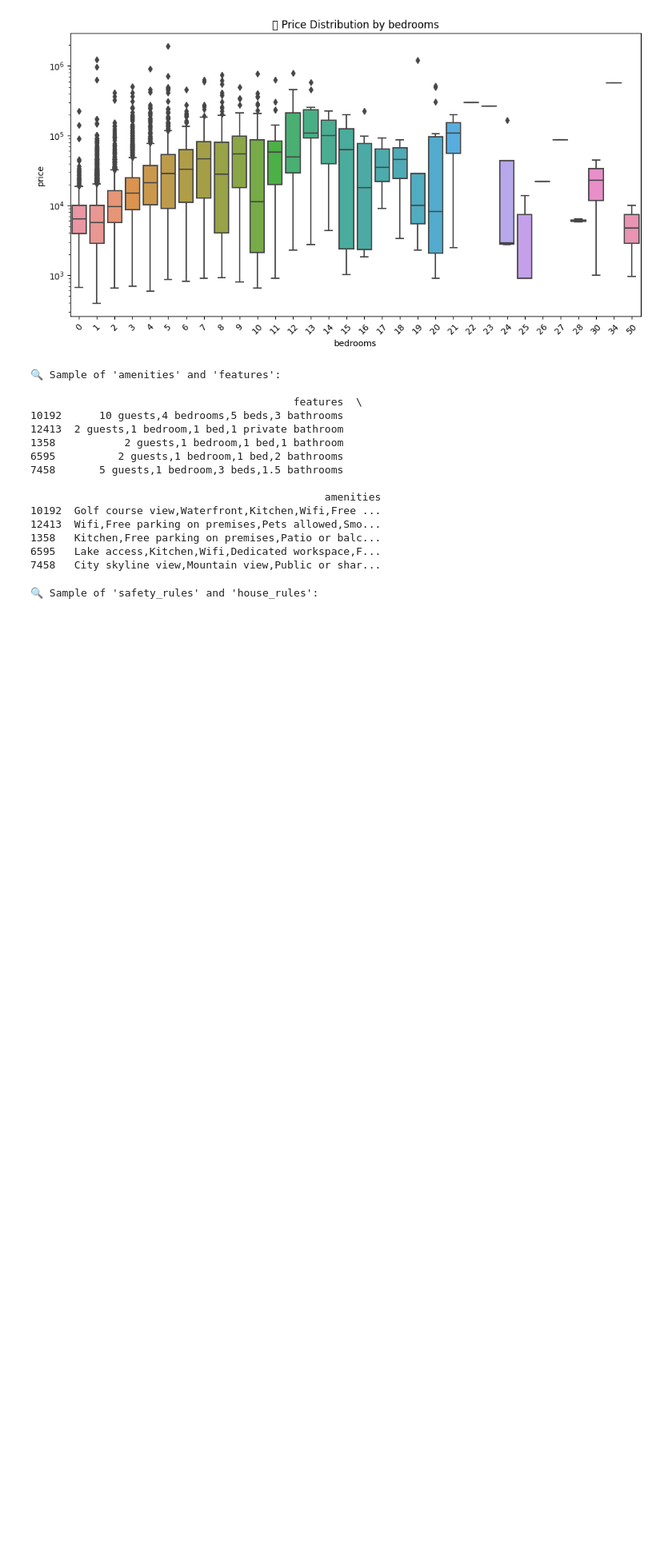
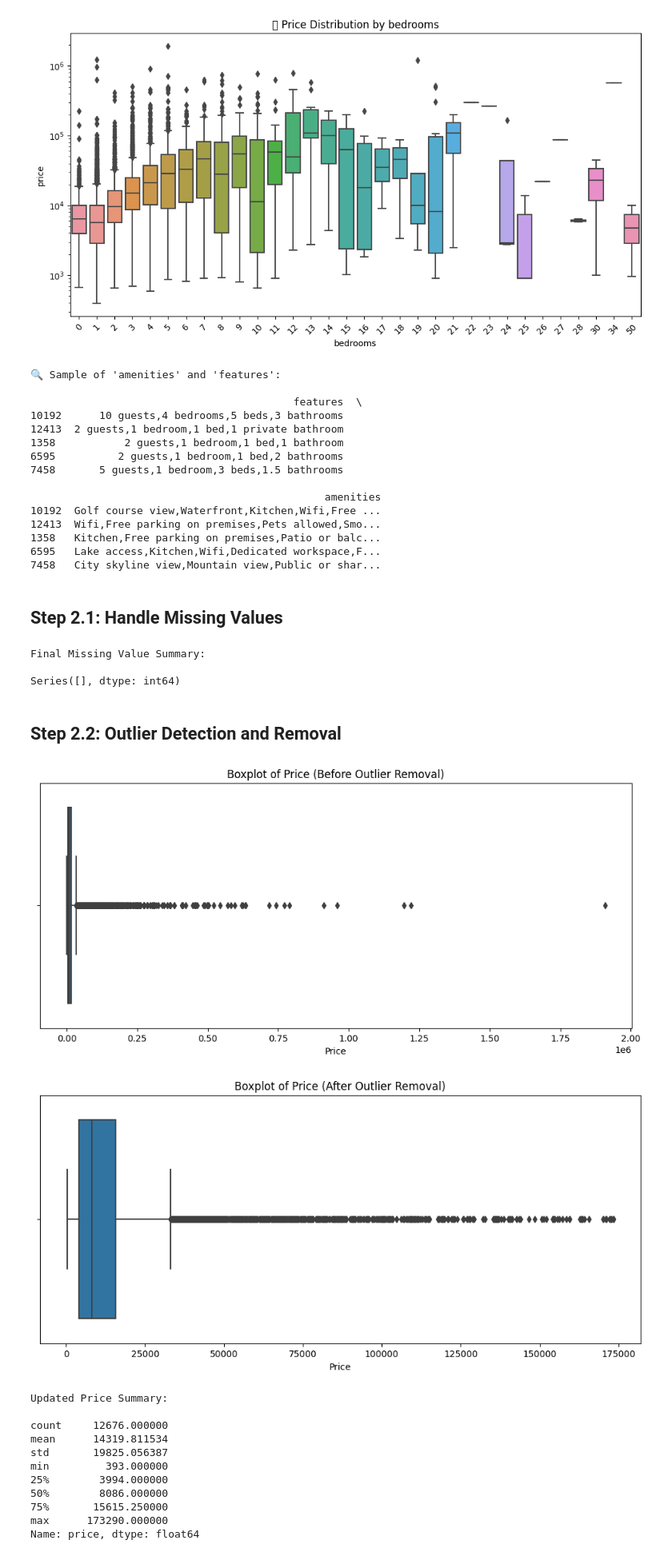
Before and after one commit to wasif23ahad/AirBnB-Price-Predictions, a Jupyter notebook: airbnb_price_listings_predictions.ipynb, the cells around one changed output. Shown: that part at 80% size. Drawn from its saved outputs; the diff is of its cells as text; code cells hidden in the pictures; blank space fills up the shorter version.

```diff
--- a/airbnb_price_listings_predictions.ipynb
+++ b/airbnb_price_listings_predictions.ipynb
@@ -239,7 +247,79 @@ print(df[['features', 'amenities']].sample(5, random_state=42))
 1358   Kitchen,Free parking on premises,Patio or balc...
 6595   Lake access,Kitchen,Wifi,Dedicated workspace,F...
 7458   City skyline view,Mountain view,Public or shar...
-# %%
-print ("\n🔍 Sample of 'safety_rules' and 'house_rules':\n")
-# %% [output]
-🔍 Sample of 'safety_rules' and 'house_rules':
+# %% [markdown]
+## Step 2.1: Handle Missing Values ##
+# %%
+import pandas as pd
+import numpy as np
+from sklearn.impute import SimpleImputer
+
+# Load dataset
+df = pd.read_csv("airbnb.csv")
+
+# Fix misnamed column
+df.rename(columns={'toiles': 'toilets'}, inplace=True)
+
+# Drop ID and irrelevant columns
+df.drop(columns=['Unnamed: 0', 'id', 'host_id', 'img_links'], inplace=True)
+
+# Convert text-based numerics
+df['rating'] = pd.to_numeric(df['rating'], errors='coerce')
+df['reviews'] = pd.to_numeric(df['reviews'], errors='coerce')
+
+# Impute missing numerical values
+num_imputer = SimpleImputer(strategy='median')
+df[['rating', 'reviews']] = num_imputer.fit_transform(df[['rating', 'reviews']])
+
+# Impute missing categorical values
+cat_imputer = SimpleImputer(strategy='most_frequent')
+df[['host_name', 'checkin', 'checkout']] = cat_imputer.fit_transform(df[['host_name', 'checkin', 'checkout']])
+
+# Confirm no missing values remain
+print("Final Missing Value Summary:\n")
+print(df.isnull().sum()[df.isnull().sum() > 0])
+# %% [output]
+Final Missing Value Summary:
+
+Series([], dtype: int64)
+# %% [markdown]
+## Step 2.2: Outlier Detection and Removal ##
+# %%
+import matplotlib.pyplot as plt
+import seaborn as sns
+
+# Boxplot before removal
+plt.figure(figsize=(12, 5))
+sns.boxplot(x=df['price'])
+plt.title("Boxplot of Price (Before Outlier Removal)")
+plt.xlabel("Price")
+plt.show()
+
+# Remove top 1% extreme outliers
+upper_limit = df['price'].quantile(0.99)
+df = df[df['price'] <= upper_limit]
+
+# Boxplot after removal
+plt.figure(figsize=(12, 5))
+sns.boxplot(x=df['price'])
+plt.title("Boxplot of Price (After Outlier Removal)")
+plt.xlabel("Price")
+plt.show()
+
+# Updated price stats
+print("Updated Price Summary:\n")
+print(df['price'].describe())
+# %% [output]
+[figure, added]
+[figure, added]
+Updated Price Summary:
+
+count     12676.000000
+mean      14319.811534
+std       19825.056387
+min         393.000000
+25%        3994.000000
+50%        8086.000000
+75%       15615.250000
+max      173290.000000
+Name: price, dtype: float64
```
Also changed, not shown: parts of 22 cells of this notebook.
